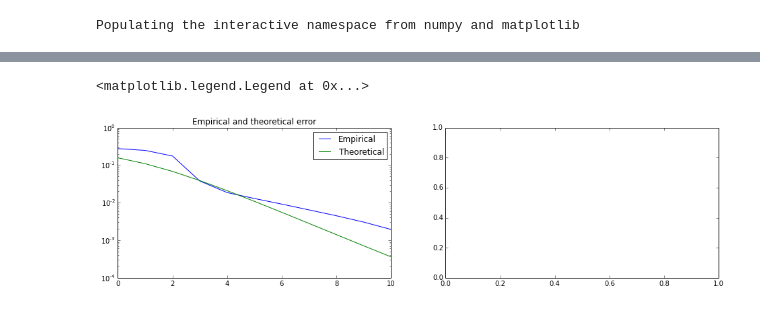
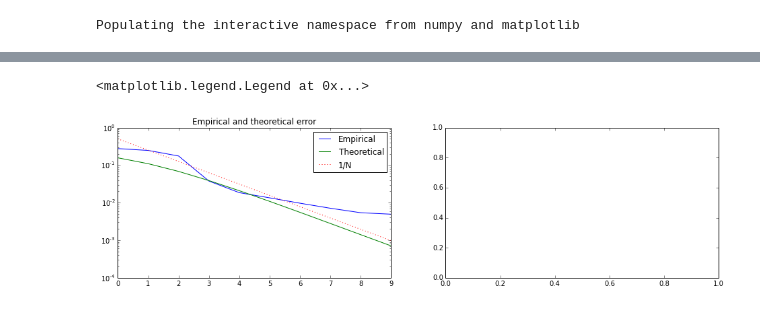
Before and after one commit to tcstewar/neurogrid, a Jupyter notebook: Predicting representation error for N.ipynb, the cells around one changed output, grey strips where cells are left out. Saved outputs shown, nothing was run; the diff lists cells and outputs as text; code cells hidden in the pictures.

```diff
--- a/Predicting representation error for N.ipynb
+++ b/Predicting representation error for N.ipynb
@@ -173,7 +175,7 @@ def ComputeErrors(N):
     return E_empirical, E_theory
 # %%
 #Generate data
-Neurons = [2,4,8,16,32,64,128,256,512,1024,2048]
+Neurons = [2,4,8,16,32,64,128,256,512,1024]
 
 emp = np.empty((len(Neurons),5))
 theory = np.empty((len(Neurons),5))
@@ -183,13 +185,14 @@ for i in range(len(Neurons)):
 # %%
 emp_mean = np.mean(emp,1)
 theory_mean = np.mean(theory,1)
 #Plots
 #Plot actual and ideal singular values
 fig, axes = subplots(1,2,figsize=(16,4))
 axes[0].semilogy(emp_mean)
 axes[0].semilogy(theory_mean)
+axes[0].semilogy(1.0/np.array(Neurons),'r:')
 axes[0].set_title('Empirical and theoretical error')
-axes[0].legend(['Empirical', 'Theoretical'])
+axes[0].legend(['Empirical', 'Theoretical', '1/N'])
 # %% [output]
 <matplotlib.legend.Legend at 0x...>
-[figure, old version]
+[figure, new version]
```
Also changed, not shown: parts of 3 cells of this notebook.
